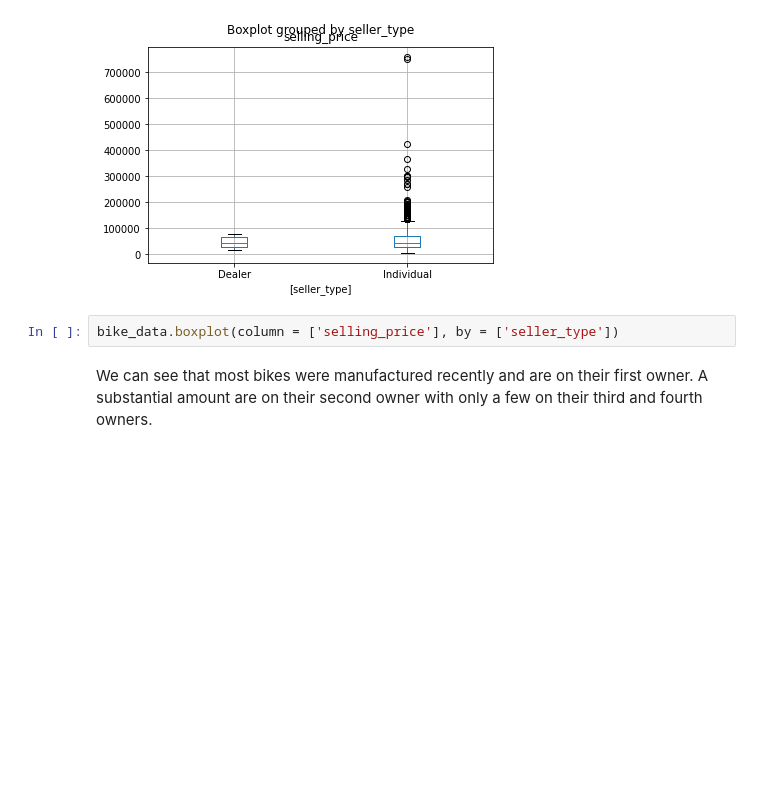
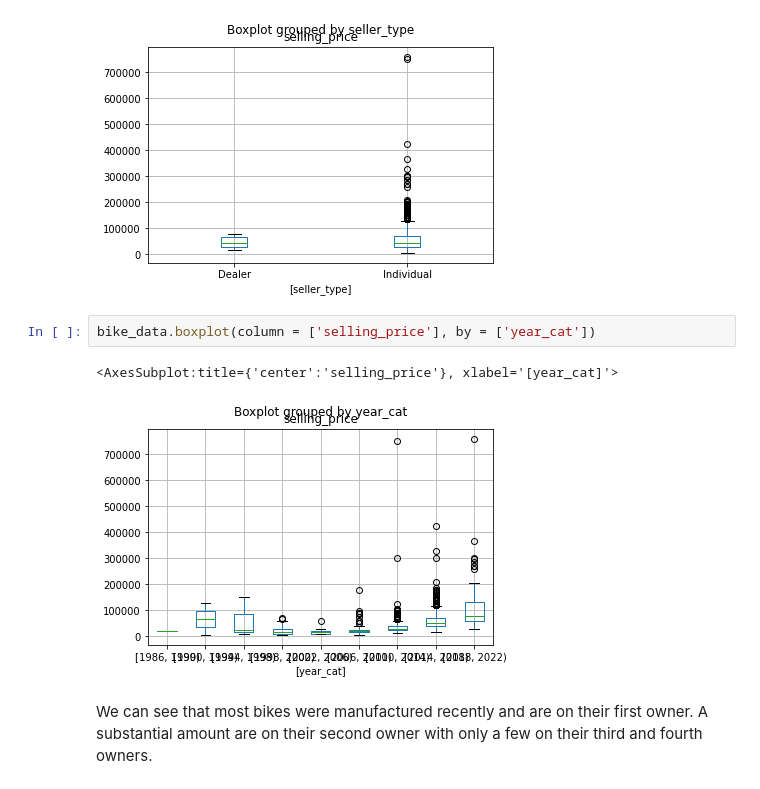
Before and after one commit to akoncsugit/ST590Project1, a Jupyter notebook: Project1.ipynb, the cells around one changed output. Cells and saved outputs as stored; diff of their text form; blank space fills up the shorter version.

```diff
--- a/Project1.ipynb
+++ b/Project1.ipynb
@@ -185,7 +185,10 @@ bike_data.boxplot(column = ['selling_price'], by = ['seller_type'])
 <AxesSubplot:title={'center':'selling_price'}, xlabel='[seller_type]'>
 [figure]
 # %%
-bike_data.boxplot(column = ['selling_price'], by = ['seller_type'])
+bike_data.boxplot(column = ['selling_price'], by = ['year_cat'])
+# %% [output]
+<AxesSubplot:title={'center':'selling_price'}, xlabel='[year_cat]'>
+[figure, added]
 # %% [markdown]
 We can see that most bikes were manufactured recently and are on their first owner. A substantial amount are on their second owner with only a few on their third and fourth owners.
 # %%
```
